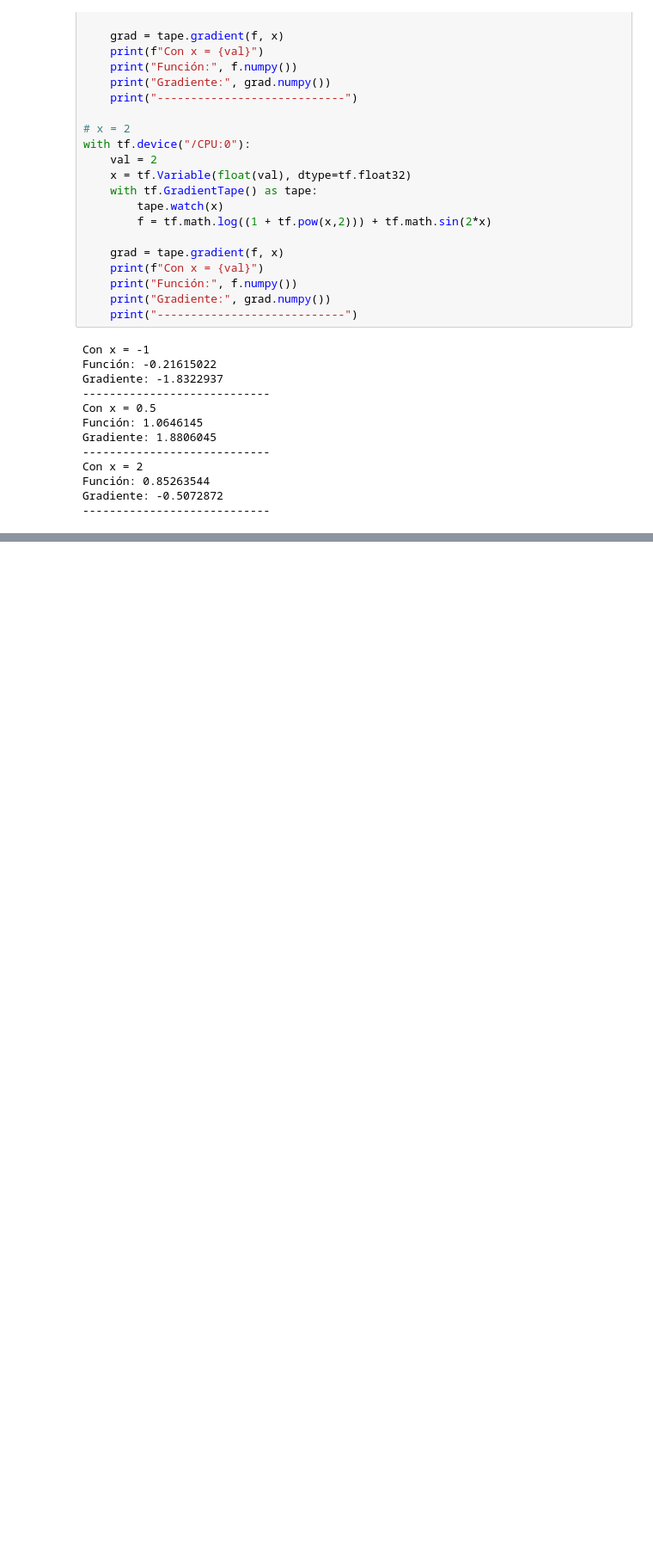
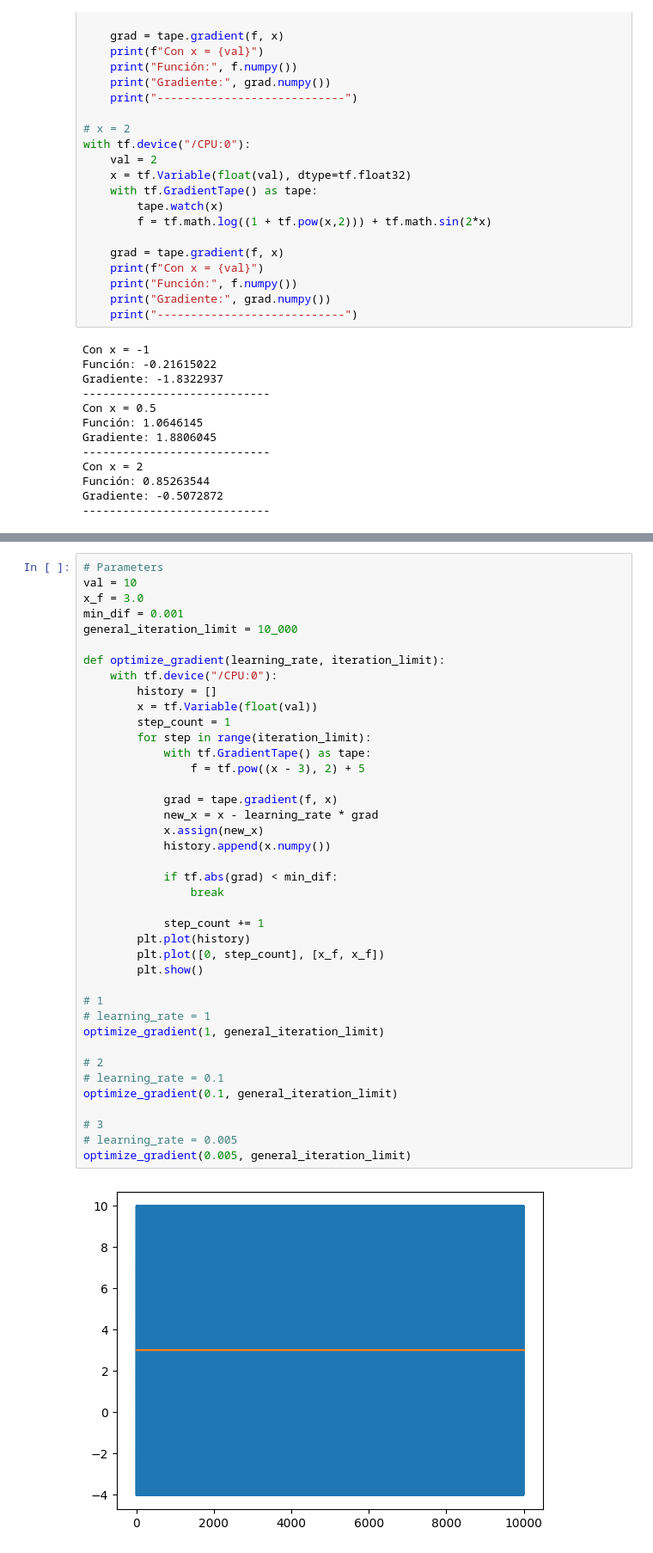
Before and after one commit to jmc0593-pdds/ml-lab1, a Jupyter notebook: Lab1.ipynb, the cells around one changed output, grey strips where cells are left out. Shown at 86% size. Drawn from its saved outputs; the diff is of its cells as text; blank space fills up the shorter version.

```diff
--- a/Lab1.ipynb
+++ b/Lab1.ipynb
@@ -331,0 +349,42 @@ Gradiente: -0.5072872
+# %%
+# Parameters
+val = 10
+x_f = 3.0
+min_dif = 0.001
+general_iteration_limit = 10_000
+
+def optimize_gradient(learning_rate, iteration_limit):
+    with tf.device("/CPU:0"):
+        history = []
+        x = tf.Variable(float(val))
+        step_count = 1
+        for step in range(iteration_limit):
+            with tf.GradientTape() as tape:
+                f = tf.pow((x - 3), 2) + 5
+
+            grad = tape.gradient(f, x)
+            new_x = x - learning_rate * grad
+            x.assign(new_x)
+            history.append(x.numpy())
+
+            if tf.abs(grad) < min_dif:
+                break
+
+            step_count += 1
+        plt.plot(history)
+        plt.plot([0, step_count], [x_f, x_f])
+        plt.show()
+
+# 1
+# learning_rate = 1
+optimize_gradient(1, general_iteration_limit)
+
+# 2
+# learning_rate = 0.1
+optimize_gradient(0.1, general_iteration_limit)
+
+# 3
+# learning_rate = 0.005
+optimize_gradient(0.005, general_iteration_limit)
+# %% [output]
+[figure, added]
```
Also changed, not shown: parts of 4 cells of this notebook, 1 other file.
